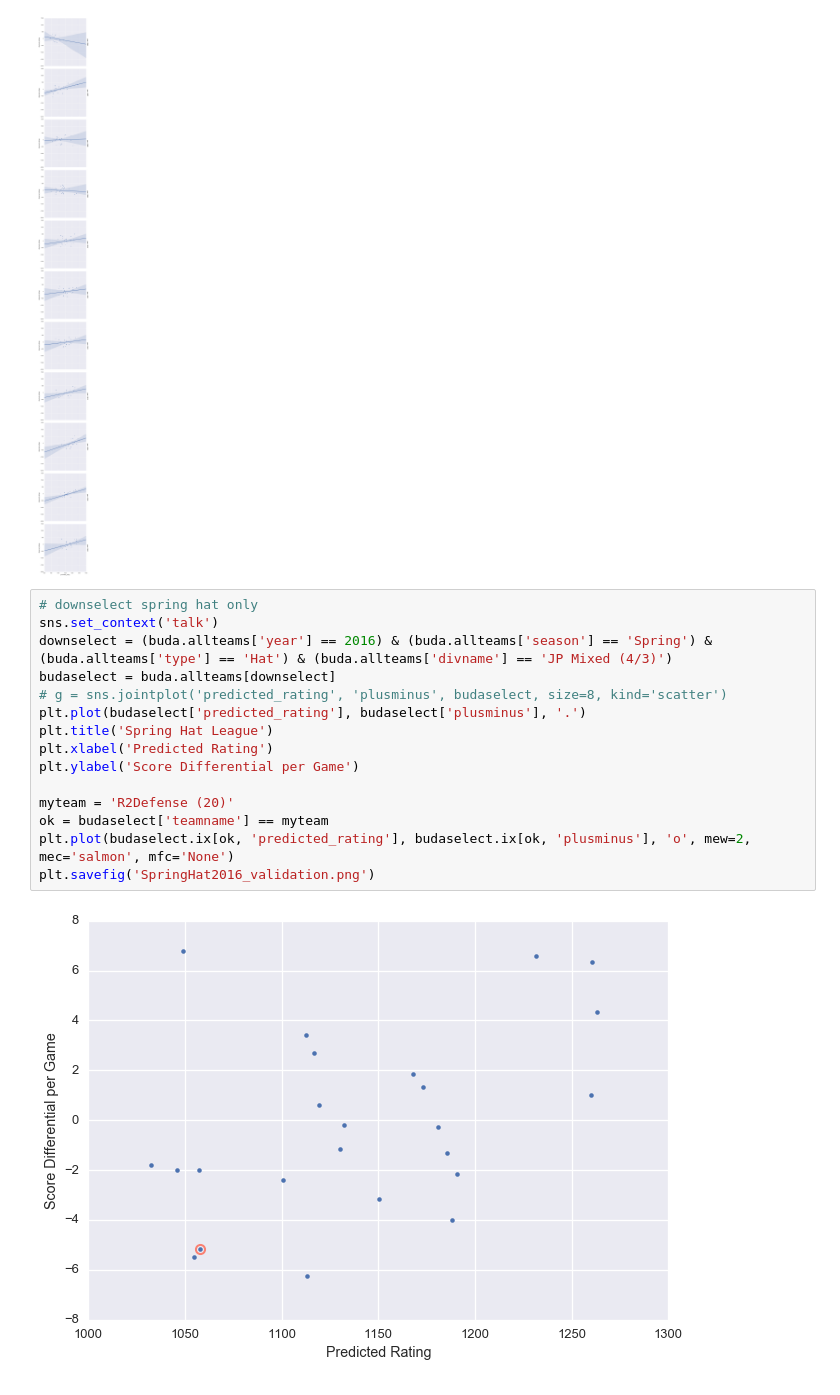
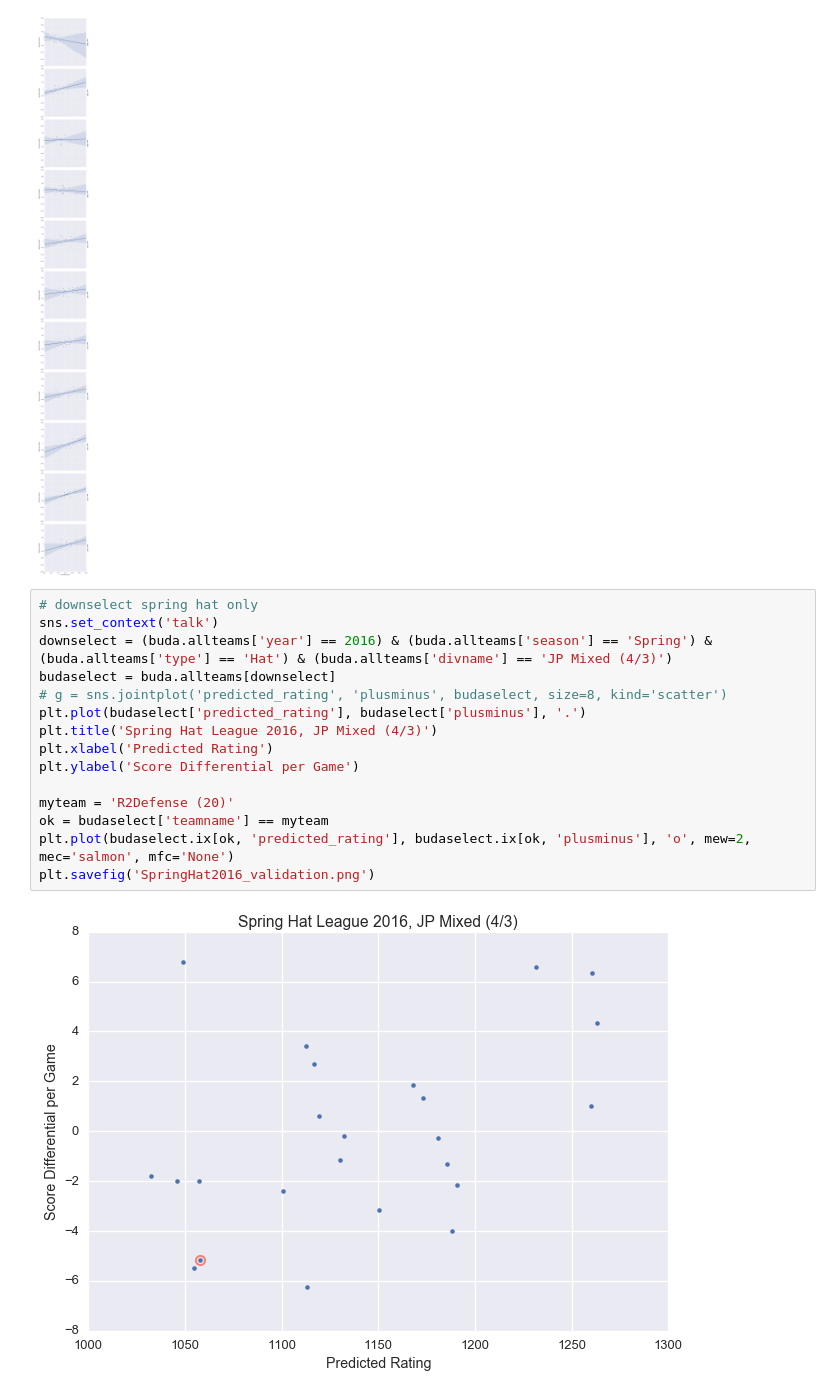
Before and after one commit to rybesh/buda-ratings, a Jupyter notebook: Code/Explore BUDA.ipynb, the cells around one changed output. Drawn from its saved outputs; the diff is of its cells as text.

```diff
--- a/Code/Explore BUDA.ipynb
+++ b/Code/Explore BUDA.ipynb
@@ -101,17 +94,17 @@ g.add_legend()
 # %%
 # downselect spring hat only
 sns.set_context('talk')
 downselect = (buda.allteams['year'] == 2016) & (buda.allteams['season'] == 'Spring') & (buda.allteams['type'] == 'Hat') & (buda.allteams['divname'] == 'JP Mixed (4/3)')
 budaselect = buda.allteams[downselect]
 # g = sns.jointplot('predicted_rating', 'plusminus', budaselect, size=8, kind='scatter')
 plt.plot(budaselect['predicted_rating'], budaselect['plusminus'], '.')
-plt.title('Spring Hat League')
+plt.title('Spring Hat League 2016, JP Mixed (4/3)')
 plt.xlabel('Predicted Rating')
 plt.ylabel('Score Differential per Game')
 
 myteam = 'R2Defense (20)'
 ok = budaselect['teamname'] == myteam
 plt.plot(budaselect.ix[ok, 'predicted_rating'], budaselect.ix[ok, 'plusminus'], 'o', mew=2, mec='salmon', mfc='None')
 plt.savefig('SpringHat2016_validation.png')
 # %% [output]
-[figure, old version]
+[figure, new version]
```
Also changed, not shown: parts of 16 cells of this notebook, 1 other file.
